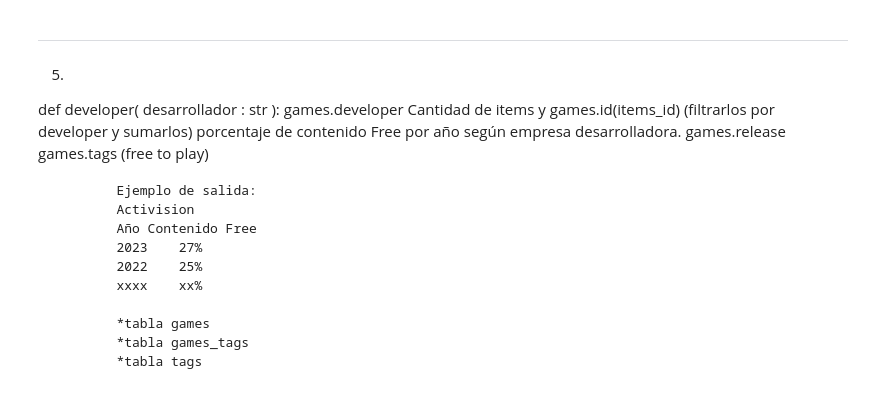
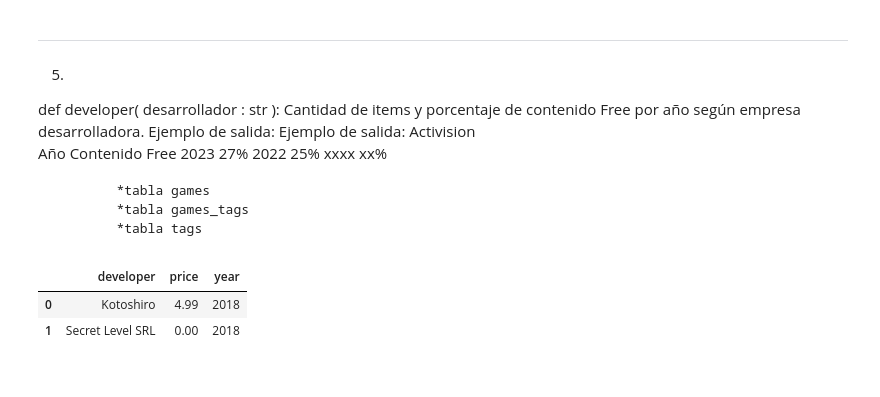
Before and after one commit to rominaEsc/MLOps_steam_games, a Jupyter notebook: 4_consultas.ipynb, the cells around one changed output. Saved outputs shown, nothing was run; the diff lists cells and outputs as text; code cells hidden in the pictures.

```diff
--- a/4_consultas.ipynb
+++ b/4_consultas.ipynb
@@ -200,14 +205,7 @@ userforgenre('action')
 -----
 # %% [markdown]
 5.
-def developer( desarrollador : str ):
-            games.developer
-    Cantidad de items y
-            games.id(items_id) (filtrarlos por developer y sumarlos)
-    porcentaje de contenido Free por año según empresa desarrolladora.
-            games.release
-            games.tags (free to play)
-
+def developer( desarrollador : str ): Cantidad de items y porcentaje de contenido Free por año según empresa desarrolladora. Ejemplo de salida:
             Ejemplo de salida:
             Activision
             Año	Contenido Free
@@ -218,3 +216,9 @@ def developer( desarrollador : str ):
             *tabla games
             *tabla games_tags
             *tabla tags
+# %%
+df_developer.head(2)
+# %% [output]
+|  | developer | price | year |
+| 0 | Kotoshiro | 4.99 | 2018 |
+| 1 | Secret Level SRL | 0.00 | 2018 |
```
Also changed, not shown: parts of 17 cells of this notebook, 8 other files.
